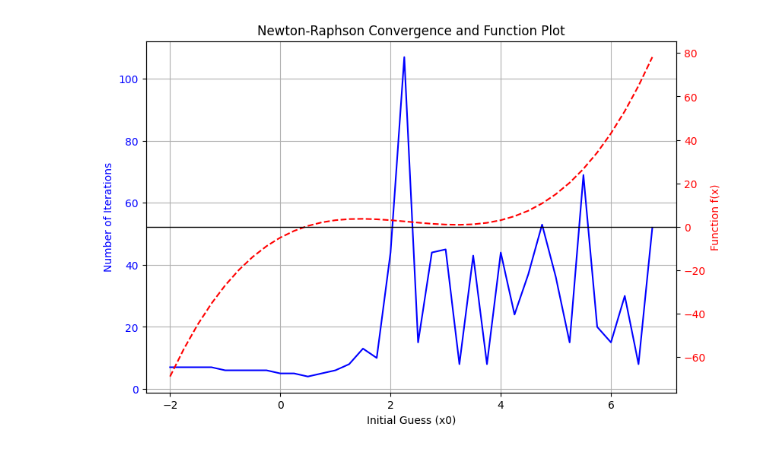
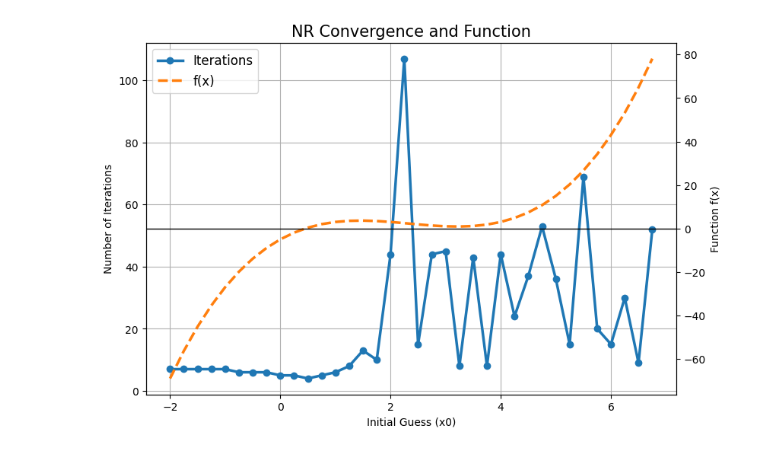
Before and after one commit to galih123star/computational2026, a Jupyter notebook: HW02/HW02_CPA.ipynb, the cells around one changed output. Cells and saved outputs as stored; diff of their text form; code cells hidden in the pictures.

```diff
--- a/HW02/HW02_CPA.ipynb
+++ b/HW02/HW02_CPA.ipynb
@@ -136,0 +131,17 @@ plt.show()
+# %%
+iterations_list = []
+
+for x0 in x0_list:
+    root, iterations, err_NR = nr(func1, func_der, x0, err_tol)
+    #print(f"x0: {x0}, Root: {root}, Iterations: {iterations}")
+    iterations_list.append(iterations)
+
+
+plt.figure(figsize=(8,5))
+plt.plot(x0_list, iterations_list, marker='o', linestyle='-')
+#plt.plot(x1, y1, label='function 1', color='orange', lw=3)
+plt.xlabel("Initial Guess (x0)")
+plt.ylabel("Number of Iterations")
+plt.title("NR for Various Initial Guess", fontsize=15)
+plt.grid(True)
+plt.show()
@@ -137,21 +150,28 @@ plt.show()
 # %%
 fig, ax1 = plt.subplots(figsize=(9,6))
 
 # Left axis → iterations
-ax1.plot(x0_list, iterations_list, color='blue', label='Iterations')
+ax1.plot(x0_list, iterations_list, color='tab:blue', marker='o', lw=2.5, label='Iterations')
 ax1.set_xlabel("Initial Guess (x0)")
-ax1.set_ylabel("Number of Iterations", color='blue')
-ax1.tick_params(axis='y', labelcolor='blue')
+ax1.set_ylabel("Number of Iterations")
+ax1.tick_params(axis='y')
 ax1.grid(True)
+
 
 # Right axis → function
 ax2 = ax1.twinx()
-ax2.plot(x0_list, func1(x0_list), color='red', linestyle='--', label='f(x)')
-ax2.set_ylabel("Function f(x)", color='red')
-ax2.tick_params(axis='y', labelcolor='red')
+ax2.plot(x0_list, func1(x0_list), color='tab:orange', lw=2.5, linestyle='--', label='f(x)')
+ax2.set_ylabel("Function f(x)")
+ax2.tick_params(axis='y') #, labelcolor='red'
 ax2.axhline(0, color='black', linewidth=1)
 
-plt.title("Newton-Raphson Convergence and Function Plot")
+plt.title("NR Convergence and Function", fontsize=15)
+
+lines1, labels1 = ax1.get_legend_handles_labels()
+lines2, labels2 = ax2.get_legend_handles_labels()
+
+ax1.legend(lines1 + lines2, labels1 + labels2, loc='upper left', fontsize=12)
+
 plt.show()
 # %% [output]
-[figure, old version]
+[figure, new version]
```
Also changed, not shown: parts of 12 cells of this notebook.
